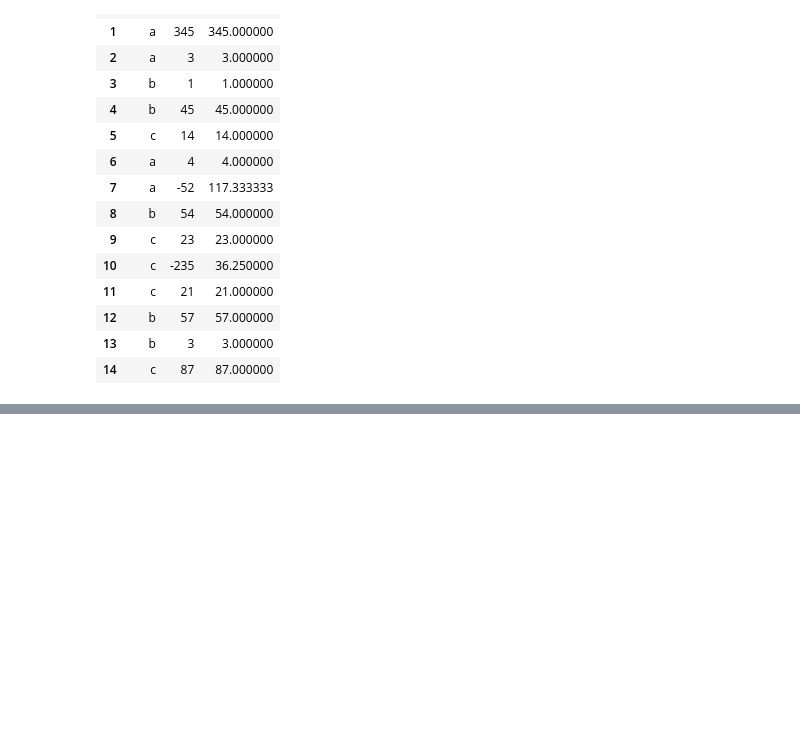
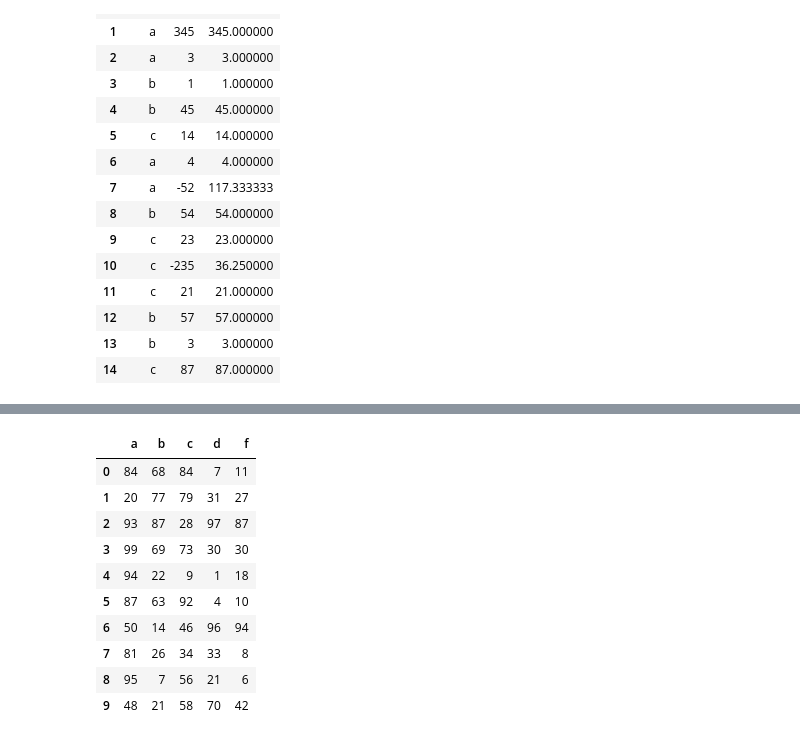
Before and after one commit to nickliqian/DataAnalysisCase, a Jupyter notebook: Base/pandas50.ipynb, the cells around one changed output, grey strips where cells are left out. Drawn from its saved outputs; the diff is of its cells as text; code cells hidden in the pictures; blank space fills up the shorter version.

```diff
--- a/Base/pandas50.ipynb
+++ b/Base/pandas50.ipynb
@@ -648,0 +759,3 @@ df
+# %%
+df1 = pd.DataFrame(np.random.randint(0, 100, [10, 4]), columns=list("abcd"))
+df1
@@ -648,0 +774,3 @@ df
+# %%
+df2 = pd.DataFrame(np.random.randint(0, 100, [10, 1]), columns=list("f"))
+df2
@@ -648,0 +789,14 @@ df
+# %%
+df1.join(df2)
+# %% [output]
+|  | a | b | c | d | f |
+| 0 | 84 | 68 | 84 | 7 | 11 |
+| 1 | 20 | 77 | 79 | 31 | 27 |
+| 2 | 93 | 87 | 28 | 97 | 87 |
+| 3 | 99 | 69 | 73 | 30 | 30 |
+| 4 | 94 | 22 | 9 | 1 | 18 |
+| 5 | 87 | 63 | 92 | 4 | 10 |
+| 6 | 50 | 14 | 46 | 96 | 94 |
+| 7 | 81 | 26 | 34 | 33 | 8 |
+| 8 | 95 | 7 | 56 | 21 | 6 |
+| 9 | 48 | 21 | 58 | 70 | 42 |
```
Also changed, not shown: parts of 52 cells of this notebook, 5 other files.
